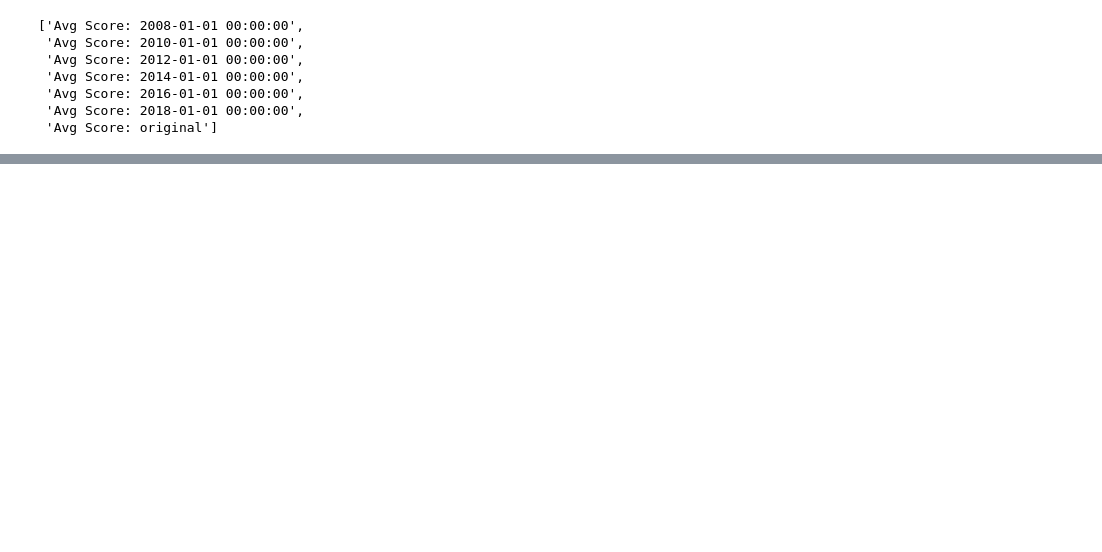
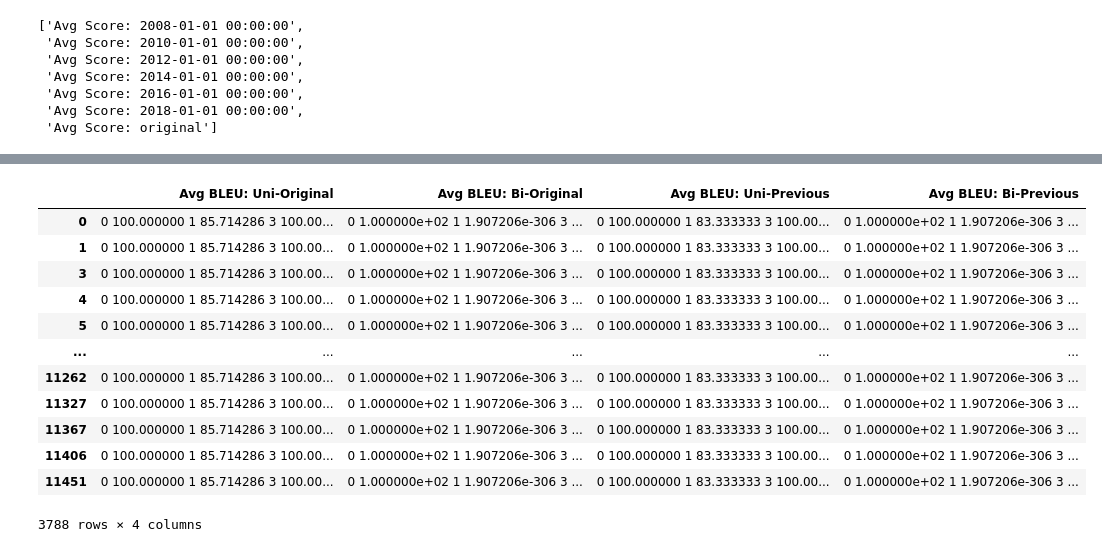
Before and after one commit to npateel/timelywimely, a Jupyter notebook: Bleu.ipynb, the cells around one changed output, grey strips where cells are left out. Cells and saved outputs as stored; diff of their text form; code cells hidden in the pictures; blank space fills up the shorter version.

```diff
--- a/Bleu.ipynb
+++ b/Bleu.ipynb
@@ -403,0 +604,16 @@ for i in len(cols_ordered):
+# %%
+blue_neat.filter(regex = "Avg BLEU")
+# %% [output]
+|  | Avg BLEU: Uni-Original | Avg BLEU: Bi-Original | Avg BLEU: Uni-Previous | Avg BLEU: Bi-Previous |
+| 0 | 0 100.000000 1 85.714286 3 100.00... | 0 1.000000e+02 1 1.907206e-306 3 ... | 0 100.000000 1 83.333333 3 100.00... | 0 1.000000e+02 1 1.907206e-306 3 ... |
+| 1 | 0 100.000000 1 85.714286 3 100.00... | 0 1.000000e+02 1 1.907206e-306 3 ... | 0 100.000000 1 83.333333 3 100.00... | 0 1.000000e+02 1 1.907206e-306 3 ... |
+| 3 | 0 100.000000 1 85.714286 3 100.00... | 0 1.000000e+02 1 1.907206e-306 3 ... | 0 100.000000 1 83.333333 3 100.00... | 0 1.000000e+02 1 1.907206e-306 3 ... |
+| 4 | 0 100.000000 1 85.714286 3 100.00... | 0 1.000000e+02 1 1.907206e-306 3 ... | 0 100.000000 1 83.333333 3 100.00... | 0 1.000000e+02 1 1.907206e-306 3 ... |
+| 5 | 0 100.000000 1 85.714286 3 100.00... | 0 1.000000e+02 1 1.907206e-306 3 ... | 0 100.000000 1 83.333333 3 100.00... | 0 1.000000e+02 1 1.907206e-306 3 ... |
+| ... | ... | ... | ... | ... |
+| 11262 | 0 100.000000 1 85.714286 3 100.00... | 0 1.000000e+02 1 1.907206e-306 3 ... | 0 100.000000 1 83.333333 3 100.00... | 0 1.000000e+02 1 1.907206e-306 3 ... |
+| 11327 | 0 100.000000 1 85.714286 3 100.00... | 0 1.000000e+02 1 1.907206e-306 3 ... | 0 100.000000 1 83.333333 3 100.00... | 0 1.000000e+02 1 1.907206e-306 3 ... |
+| 11367 | 0 100.000000 1 85.714286 3 100.00... | 0 1.000000e+02 1 1.907206e-306 3 ... | 0 100.000000 1 83.333333 3 100.00... | 0 1.000000e+02 1 1.907206e-306 3 ... |
+| 11406 | 0 100.000000 1 85.714286 3 100.00... | 0 1.000000e+02 1 1.907206e-306 3 ... | 0 100.000000 1 83.333333 3 100.00... | 0 1.000000e+02 1 1.907206e-306 3 ... |
+| 11451 | 0 100.000000 1 85.714286 3 100.00... | 0 1.000000e+02 1 1.907206e-306 3 ... | 0 100.000000 1 83.333333 3 100.00... | 0 1.000000e+02 1 1.907206e-306 3 ... |
+3788 rows × 4 columns
```
Also changed, not shown: parts of 31 cells of this notebook, 1 other file.
